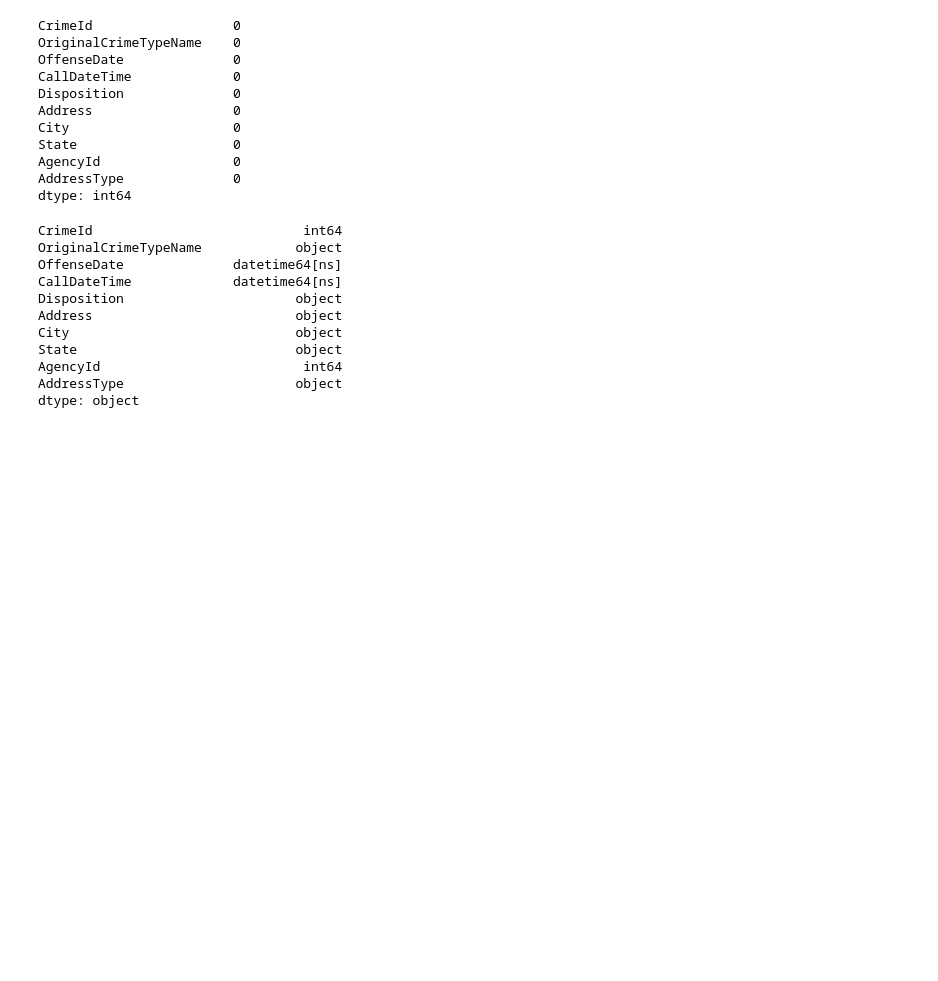
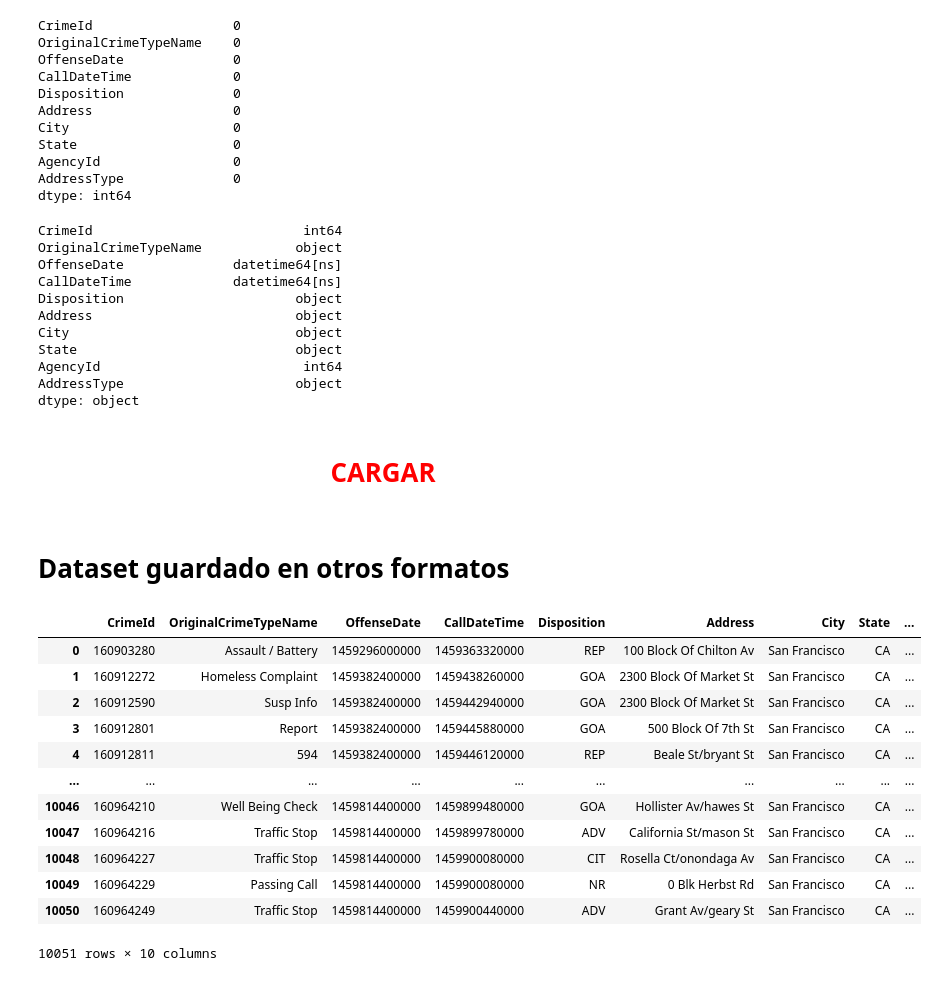
Before and after one commit to leslypisco/Limpieza_dataset, a Jupyter notebook: [NRC_6292]_LeslyPisco_La21Unidad2.ipynb, the cells around one changed output. Saved outputs shown, nothing was run; the diff lists cells and outputs as text; code cells hidden in the pictures; blank space fills up the shorter version.

Commit message:
Fase de carga del conjunto de datos a un archivo JSON y CSV

```diff
--- a/[NRC_6292]_LeslyPisco_La21Unidad2.ipynb
+++ b/[NRC_6292]_LeslyPisco_La21Unidad2.ipynb
@@ -289,3 +289,32 @@ State                            object
 AgencyId                          int64
 AddressType                      object
 dtype: object
+# %% [markdown]
+<center><h1 style="color:red;">CARGAR</h1></centre>
+# %% [markdown]
+# Dataset guardado en otros formatos
+# %%
+'''El Daraframe con la limpieza aplicada de procede a guardar sus datos en un nuevo archivo plano,
+en este caso se da uso de la extension CSV'''
+df.to_csv('data_act_01_Limpio.csv', sep=',', index=False, header=True)
+'''El Daraframe con la limpieza aplicada de procede a guardar sus datos en un nuevo archivo plano,
+en este caso se da uso de la extension JSON'''
+df.to_json('data_act_01_Limpio.json', orient='records', lines=True)
+'''Lectura del dataset en formato JSON almacenado anteriormente'''
+dfJSON=pd.read_json("data_act_01_Limpio.json", orient='records', lines=True)
+'''Visualización de los datos'''
+dfJSON
+# %% [output]
+|  | CrimeId | OriginalCrimeTypeName | OffenseDate | CallDateTime | Disposition | Address | City | State | ... |
+| 0 | 160903280 | Assault / Battery | 1459296000000 | 1459363320000 | REP | 100 Block Of Chilton Av | San Francisco | CA | ... |
+| 1 | 160912272 | Homeless Complaint | 1459382400000 | 1459438260000 | GOA | 2300 Block Of Market St | San Francisco | CA | ... |
+| 2 | 160912590 | Susp Info | 1459382400000 | 1459442940000 | GOA | 2300 Block Of Market St | San Francisco | CA | ... |
+| 3 | 160912801 | Report | 1459382400000 | 1459445880000 | GOA | 500 Block Of 7th St | San Francisco | CA | ... |
+| 4 | 160912811 | 594 | 1459382400000 | 1459446120000 | REP | Beale St/bryant St | San Francisco | CA | ... |
+| ... | ... | ... | ... | ... | ... | ... | ... | ... | ... |
+| 10046 | 160964210 | Well Being Check | 1459814400000 | 1459899480000 | GOA | Hollister Av/hawes St | San Francisco | CA | ... |
+| 10047 | 160964216 | Traffic Stop | 1459814400000 | 1459899780000 | ADV | California St/mason St | San Francisco | CA | ... |
+| 10048 | 160964227 | Traffic Stop | 1459814400000 | 1459900080000 | CIT | Rosella Ct/onondaga Av | San Francisco | CA | ... |
+| 10049 | 160964229 | Passing Call | 1459814400000 | 1459900080000 | NR | 0 Blk Herbst Rd | San Francisco | CA | ... |
+| 10050 | 160964249 | Traffic Stop | 1459814400000 | 1459900440000 | ADV | Grant Av/geary St | San Francisco | CA | ... |
+10051 rows × 10 columns
```
Also changed, not shown: parts of 2 cells of this notebook.
